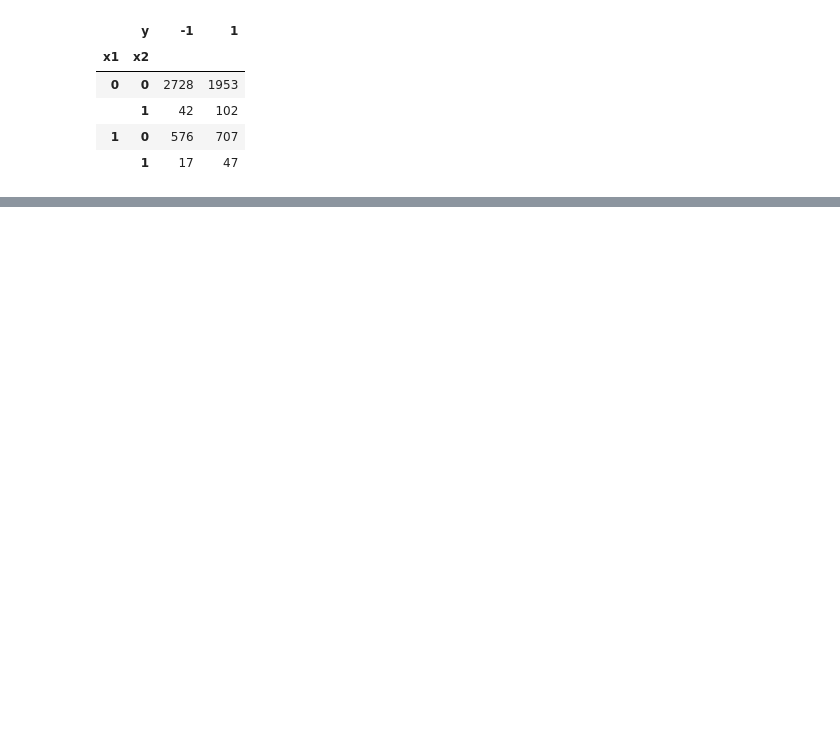
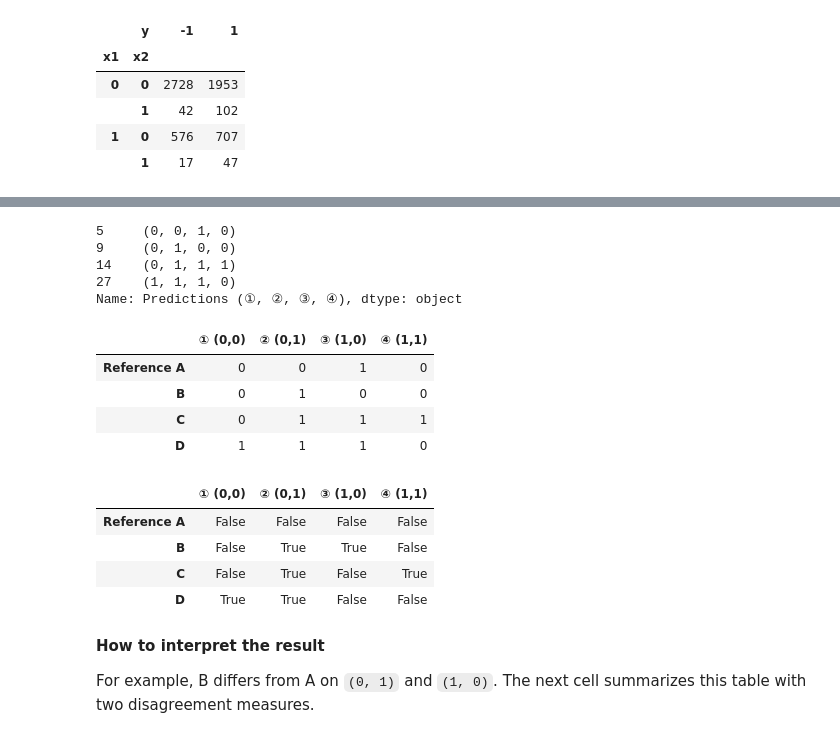
Before and after one commit to INA-95/predictive_multiplicity, a Jupyter notebook: notebook/inspect_data.ipynb, the cells around one changed output, grey strips where cells are left out. Saved outputs shown, nothing was run; the diff lists cells and outputs as text; code cells hidden in the pictures; blank space fills up the shorter version.

```diff
--- a/notebook/inspect_data.ipynb
+++ b/notebook/inspect_data.ipynb
@@ -509,0 +220,40 @@ for condition, feature_count in [("전과 피처 숨김", 2), ("전과 피처
+# %%
+# The four optimal linear prediction patterns
+patterns = xor_best.loc[
+    xor_best["Model class"] == "Linear classifier",
+    "Predictions (①, ②, ③, ④)"
+]
+print(patterns)
+
+# Each row is a prediction pattern. Each column is an input.
+answers = pd.DataFrame(
+    patterns.tolist(),
+    columns=["① (0,0)", "② (0,1)", "③ (1,0)", "④ (1,1)"]
+)
+answers.index = ["Reference A", "B", "C", "D"]
+display(answers)
+
+# Mark entries that differ from reference pattern A.
+# The ne method returns True where the values differ.
+different = answers.ne(answers.loc["Reference A"], axis="columns")
+display(different)
+# %% [output]
+5     (0, 0, 1, 0)
+9     (0, 1, 0, 0)
+14    (0, 1, 1, 1)
+27    (1, 1, 1, 0)
+Name: Predictions (①, ②, ③, ④), dtype: object
+|  | ① (0,0) | ② (0,1) | ③ (1,0) | ④ (1,1) |
+| Reference A | 0 | 0 | 1 | 0 |
+| B | 0 | 1 | 0 | 0 |
+| C | 0 | 1 | 1 | 1 |
+| D | 1 | 1 | 1 | 0 |
+|  | ① (0,0) | ② (0,1) | ③ (1,0) | ④ (1,1) |
+| Reference A | False | False | False | False |
+| B | False | True | True | False |
+| C | False | True | False | True |
+| D | True | True | False | False |
+# %% [markdown]
+**How to interpret the result**
+
+For example, B differs from A on `(0, 1)` and `(1, 0)`. The next cell summarizes this table with two disagreement measures.
```
Also changed, not shown: parts of 82 cells of this notebook.
